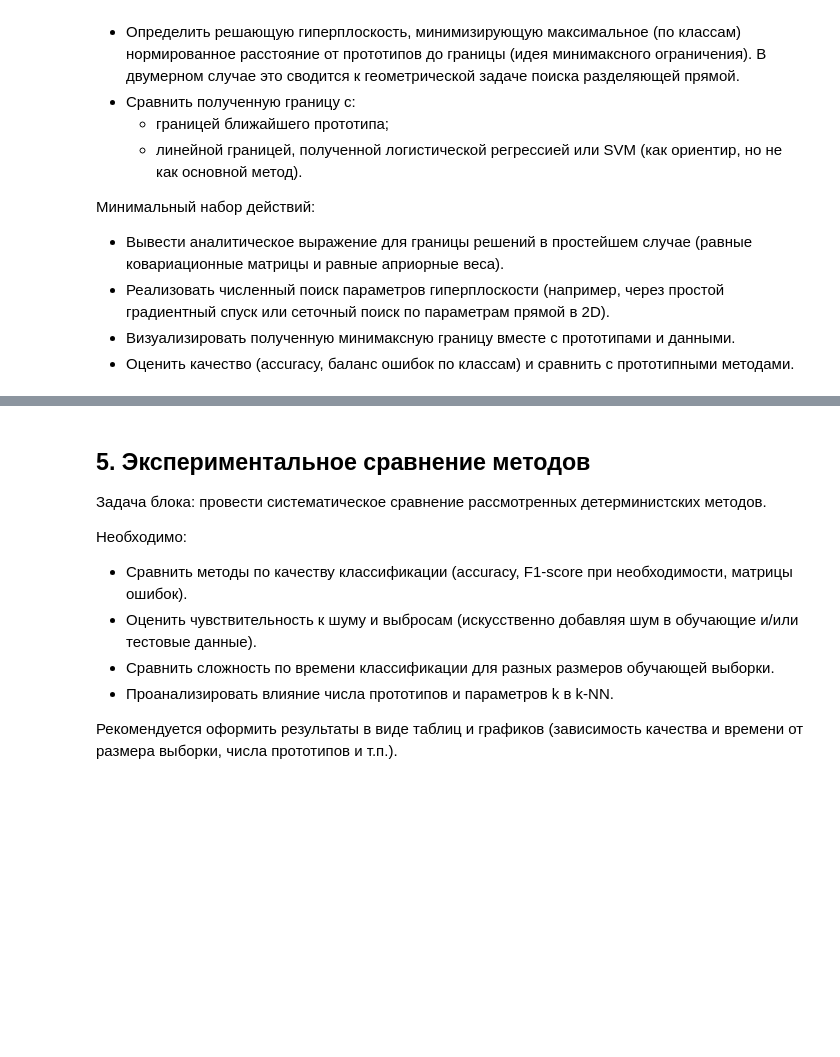
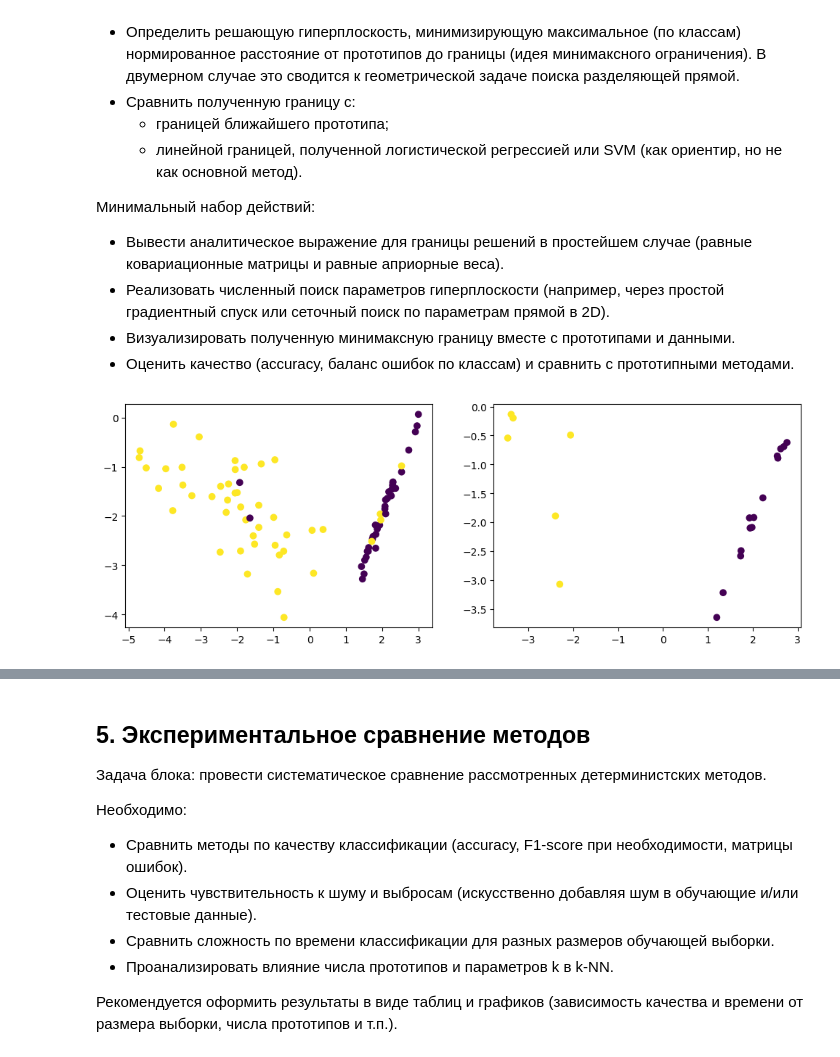
Before and after one commit to Leousov/2_course, a Jupyter notebook: pattern_recognition/practice2.ipynb, the cells around one changed output, grey strips where cells are left out. Saved outputs shown, nothing was run; the diff lists cells and outputs as text; code cells hidden in the pictures; blank space fills up the shorter version.

```diff
--- a/pattern_recognition/practice2.ipynb
+++ b/pattern_recognition/practice2.ipynb
@@ -323,0 +350,19 @@ def plot_decision_boundary_minimax(X, y, clf, title="Minimax classifier"):
+# %%
+config_example = {
+    "type": "linear_separable",
+    "n_classes": 2,
+    "n_samples": 100,
+    "noise": 0.1,
+    "random_state": 5560
+}
+
+# generate_wine()
+
+X_train, X_test, y_train, y_test = get_dataset(config_example)
+fig, axes = plt.subplots(1,2, figsize=(12,4))
+
+axes[0].scatter(X_train[:, 0], X_train[:, 1], c=(y_train))
+axes[1].scatter(X_test[:, 0], X_test[:, 1], c=(y_test))
+plt.show()
+# %% [output]
+[figure, added]
```
Also changed, not shown: parts of 14 cells of this notebook, 13 other files.
